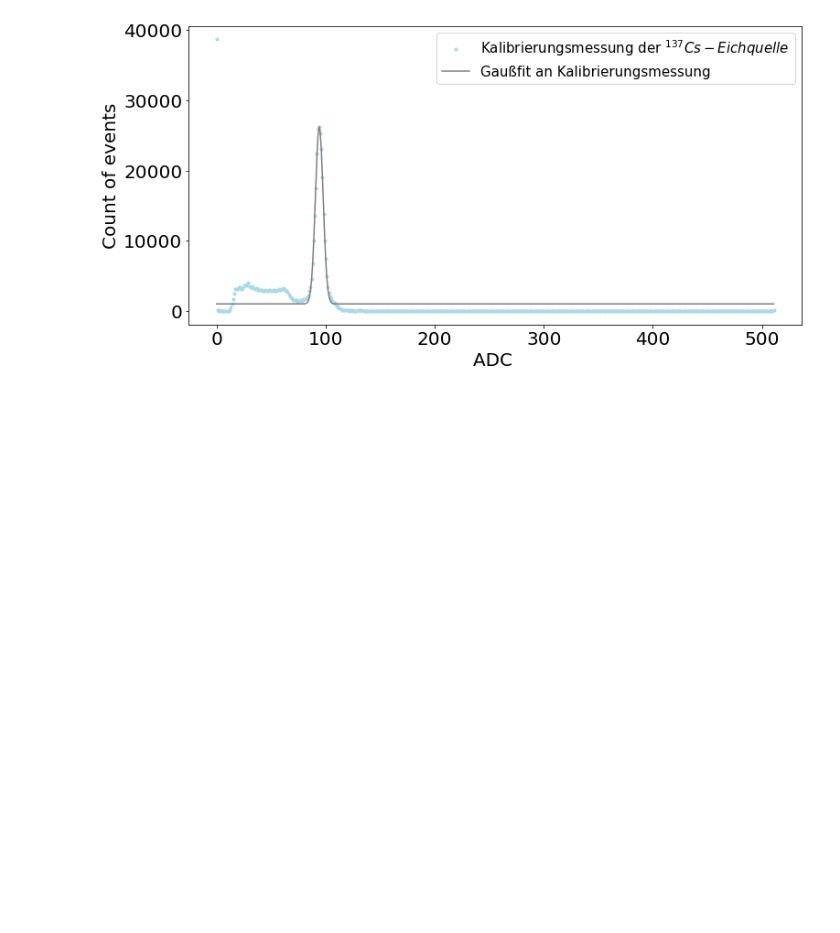
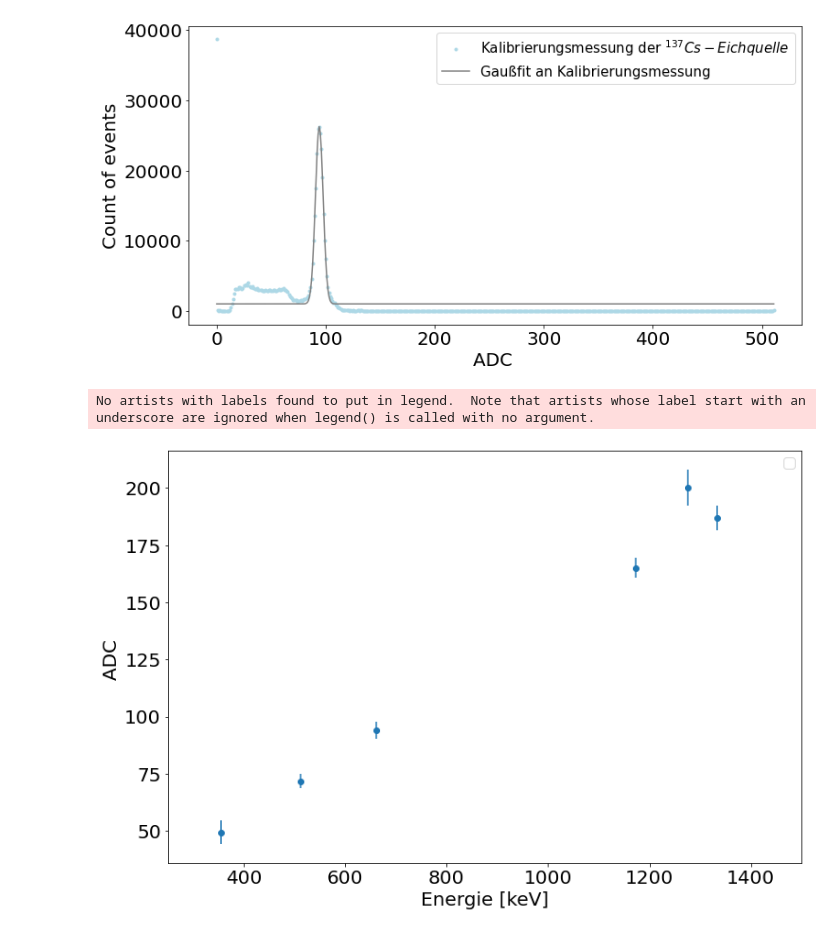
Before and after one commit to Skylake143/Fortgeschrittenenpraktikum, a Jupyter notebook: B22 Compton/A4_1_FitEichpräparate.ipynb, the cells around one changed output. Cells and saved outputs as stored; diff of their text form; code cells hidden in the pictures; blank space fills up the shorter version.

```diff
--- a/B22 Compton/A4_1_FitEichpräparate.ipynb
+++ b/B22 Compton/A4_1_FitEichpräparate.ipynb
@@ -215,9 +241,9 @@ H, A, x, sigma, Afehler, fehlermü, fehlersd = gauss_fit(adc[gaussstart:gausssto
 #print('MW:',round(x,3), 'pm', np.sqrt(fehlermü), 'SD:', round(sigma,3), 'pm', np.sqrt(fehlersd))
 FWHM511 = round(2.35482 * sigma,4)
 #print('FWHM:',FWHM11)
-ax.plot(adc, gauss(adcvalue_coeich, H,A,x,sigma), color = "grey", label="Gaußfit an Kalibrierungsmessung")
-ba_photopeak = 356
-calibrationfactor = ba_photopeak / x
+ax.plot(adc, gauss(adc, H,A,x,sigma), color = "grey", label="Gaußfit an Kalibrierungsmessung")
+photopeak = 356
+calibrationfactor = photopeak / x
 calibrationfactorfehler = fehlersd/x
 print("Amplitude A Ba 356:",A)
 print("Amplitude A Fehler Ba 356:",'{:f}'.format(Afehler))
@@ -227,6 +253,9 @@ print("Standardabweichung sigma Ba 356:",sigma)
 print("Standardabweichung sigma Fehler Ba 356:",'{:f}'.format(fehlersd))
 print("Kalibrierungsfaktor Ba 356:",calibrationfactor)
 print("Feher Kalibrierungsfaktor Ba 356:",'{:f}'.format(calibrationfactorfehler))
+energy_calibration_y.append(x)
+energy_calibration_y_sigma.append(sigma)
+energy_calibration_x.append(photopeak)
 
 ax.legend(fontsize=15)
 fig.savefig('Kalibrierungsmessung.png', dpi=200)
@@ -265,9 +294,9 @@ H, A, x, sigma, Afehler, fehlermü, fehlersd = gauss_fit(adc[gaussstart:gausssto
 #print('MW:',round(x,3), 'pm', np.sqrt(fehlermü), 'SD:', round(sigma,3), 'pm', np.sqrt(fehlersd))
 FWHM1_173 = round(2.35482 * sigma,4)
 #print('FWHM:',FWHM1_173)
-ax.plot(adc, gauss(adcvalue_coeich, H,A,x,sigma), color = "grey", label="Gaußfit an Kalibrierungsmessung")
-cs_photopeak = 662
-calibrationfactor = cs_photopeak / x
+ax.plot(adc, gauss(adc, H,A,x,sigma), color = "grey", label="Gaußfit an Kalibrierungsmessung")
+photopeak = 662
+calibrationfactor = photopeak / x
 calibrationfactorfehler = fehlersd/x
 print("Amplitude A Cs 662:",A)
 print("Amplitude A Fehler Cs 662:",'{:f}'.format(Afehler))
@@ -277,6 +306,9 @@ print("Standardabweichung sigma Cs 662:",sigma)
 print("Standardabweichung sigma Fehler Cs 662:",'{:f}'.format(fehlersd))
 print("Kalibrierungsfaktor Cs 662:",calibrationfactor)
 print("Feher Kalibrierungsfaktor Cs 662:",'{:f}'.format(calibrationfactorfehler))
+energy_calibration_y.append(x)
+energy_calibration_y_sigma.append(sigma)
+energy_calibration_x.append(photopeak)
 
 ax.legend(fontsize=15)
 fig.savefig('Kalibrierungsmessung.png', dpi=200)
@@ -290,3 +322,33 @@ Standardabweichung sigma Fehler Cs 662: 0.000000
 Kalibrierungsfaktor Cs 662: 7.037341353597373
 Feher Kalibrierungsfaktor Cs 662: 0.000000
 [figure]
+# %%
+#Energiekalibration
+parameters = {'xtick.labelsize': 20, 'ytick.labelsize': 20}
+plt.rcParams.update(parameters)
+
+#Energyspectrum open LG
+fig, ax = plt.subplots(figsize=(12,8))
+ax.set_xlim(250, 1500)
+
+
+#Name for axis
+ax.set_xlabel('Energie [keV]', fontsize=20)
+ax.set_ylabel('ADC ', fontsize=20)
+
+#Imminuit-Fit
+ax.errorbar(energy_calibration_x, energy_calibration_y, energy_calibration_y_sigma, fmt="o")
+
+
+#Plotten der unskalierten Kurven
+# linear_model=np.polyfit(energy_calibration_x,energy_calibration_y,1)
+# linear_model_fn=np.poly1d(linear_model)
+# x_s=np.arange(30,230)
+# ax.plot(energy_calibration_x, energy_calibration_y,'x',markersize=12, color = "lightblue",label = "Energiegiewerte der gemessen ADC-Werte")
+# ax.plot(x_s, linear_model_fn(x_s), color = "grey", label="Geradenfit an Energiekalibration")
+
+ax.legend(fontsize=15)
+fig.savefig('Kalibrierungsmessung.png', dpi=200)
+# %% [output]
+No artists with labels found to put in legend.  Note that artists whose label start with an underscore are ignored when legend() is called with no argument.
+[figure, added]
```
Also changed, not shown: parts of 5 cells of this notebook, 1 other file.
